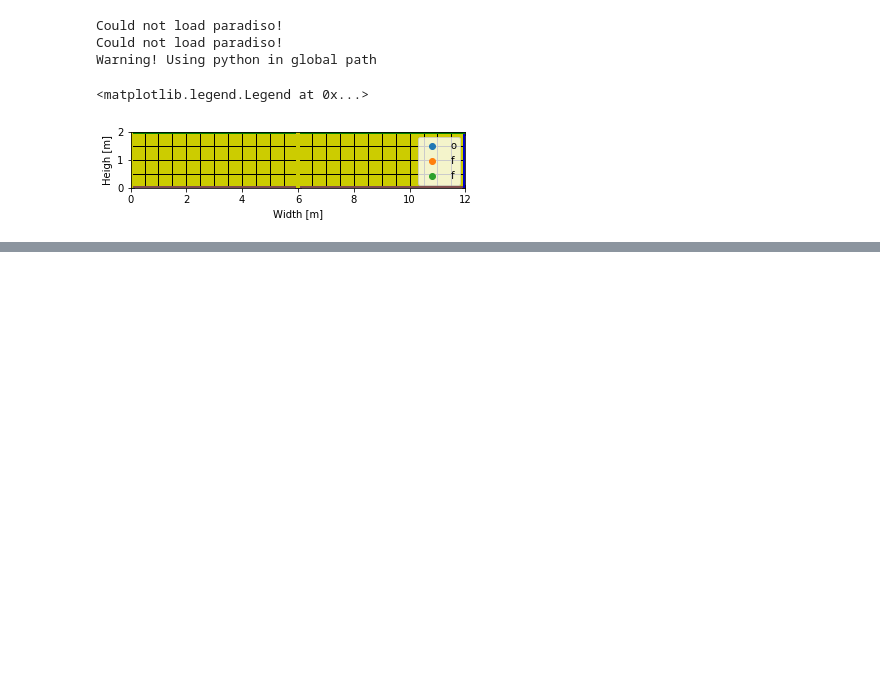
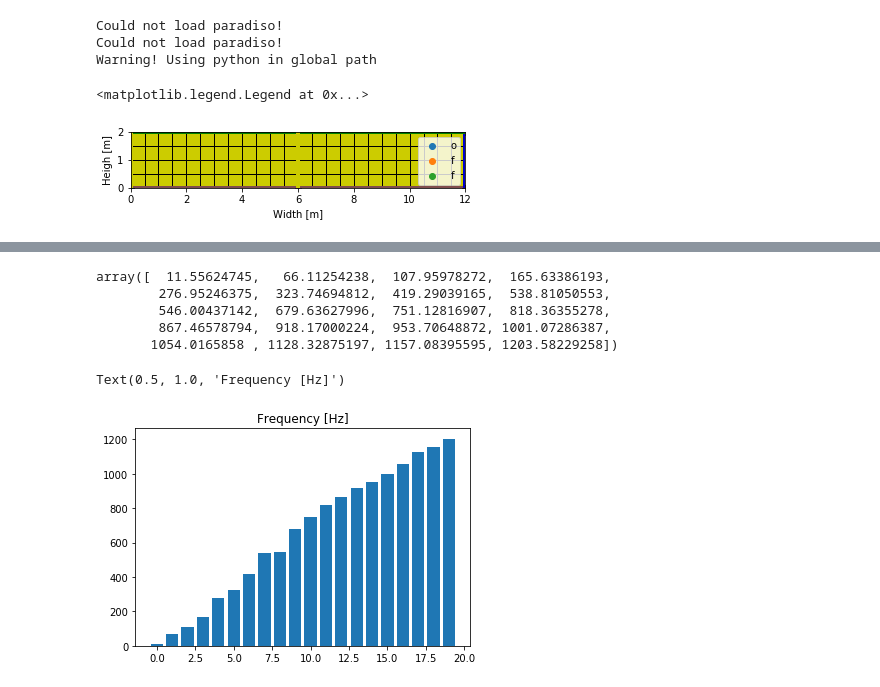
Before and after one commit to jenovencio/notebooks, a Jupyter notebook: DDEigensolver/DD eigensolver.ipynb, the cells around one changed output, grey strips where cells are left out. Cells and saved outputs as stored; diff of their text form; code cells hidden in the pictures; blank space fills up the shorter version.

```diff
--- a/DDEigensolver/DD eigensolver.ipynb
+++ b/DDEigensolver/DD eigensolver.ipynb
@@ -347,0 +227,28 @@ array([  11.73354858,   71.81633013,  113.05620904,  207.57136132,
+# %%
+L = manager.assemble_global_L()
+Lexp = manager.assemble_global_L_exp()
+
+Kp = L.dot(K.dot(Lexp))
+Mp = L.dot(M.dot(Lexp))
+Dp = np.linalg.inv(Kp).dot(Mp)
+
+eigval_, Vp = sparse.linalg.eigsh(Dp,k=20,v0=L.dot(u0))
+eigval_
+
+val_p = np.sort(1/eigval_)
+val_p
+
+freq_p = np.sqrt(val_p)/(2.0*np.pi)
+freq_p
+# %% [output]
+array([  11.55624745,   66.11254238,  107.95978272,  165.63386193,
+        276.95246375,  323.74694812,  419.29039165,  538.81050553,
+        546.00437142,  679.63627996,  751.12816907,  818.36355278,
+        867.46578794,  918.17000224,  953.70648872, 1001.07286387,
+       1054.0165858 , 1128.32875197, 1157.08395595, 1203.58229258])
+# %%
+plt.bar(list(range(len(freq_p))),freq_p)
+plt.title('Frequency [Hz]')
+# %% [output]
+Text(0.5, 1.0, 'Frequency [Hz]')
+[figure, added]
```
Also changed, not shown: parts of 50 cells of this notebook.
